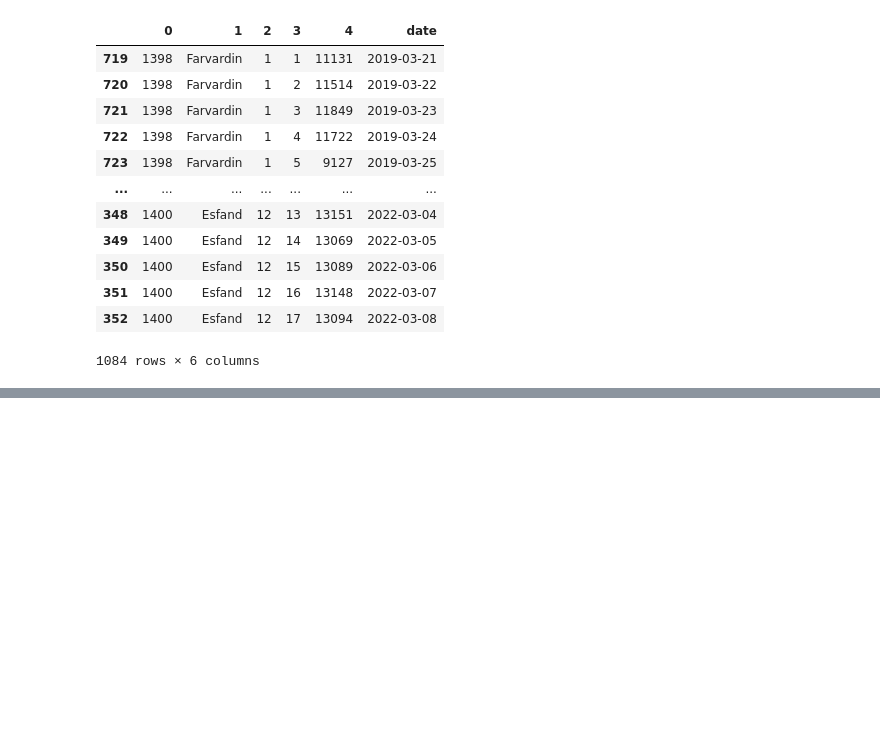
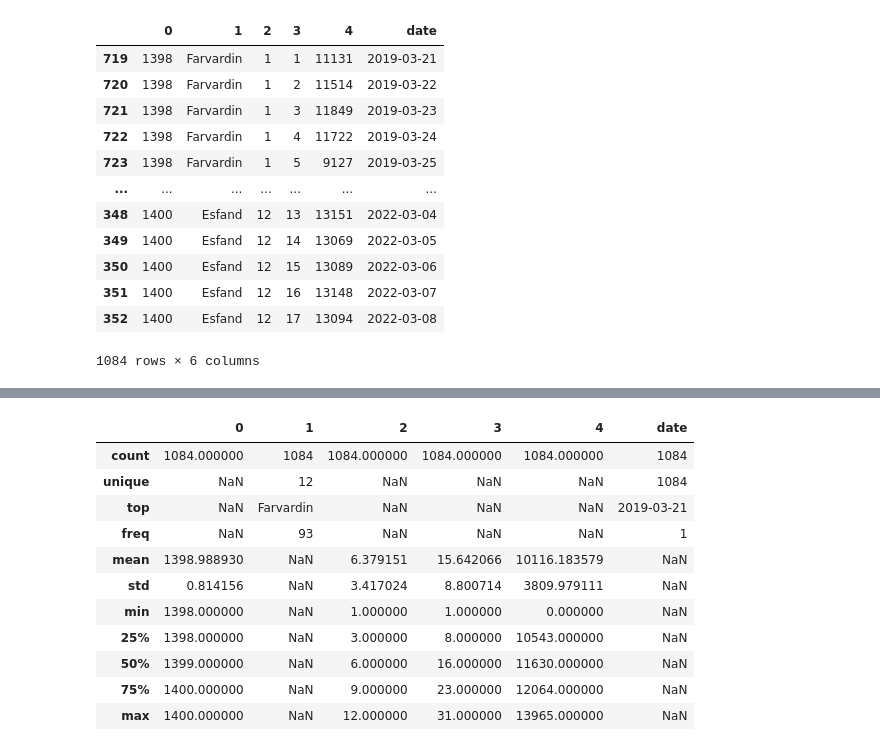
Before and after one commit to heidaralavi/Fetch-daily-product, a Jupyter notebook: find and read cells.ipynb, the cells around one changed output, grey strips where cells are left out. Saved outputs shown, nothing was run; the diff lists cells and outputs as text; code cells hidden in the pictures; blank space fills up the shorter version.

```diff
--- a/find and read cells.ipynb
+++ b/find and read cells.ipynb
@@ -253,0 +272,15 @@ ddf
+# %%
+ddf.describe(include='all')
+# %% [output]
+|  | 0 | 1 | 2 | 3 | 4 | date |
+| count | 1084.000000 | 1084 | 1084.000000 | 1084.000000 | 1084.000000 | 1084 |
+| unique | NaN | 12 | NaN | NaN | NaN | 1084 |
+| top | NaN | Farvardin | NaN | NaN | NaN | 2019-03-21 |
+| freq | NaN | 93 | NaN | NaN | NaN | 1 |
+| mean | 1398.988930 | NaN | 6.379151 | 15.642066 | 10116.183579 | NaN |
+| std | 0.814156 | NaN | 3.417024 | 8.800714 | 3809.979111 | NaN |
+| min | 1398.000000 | NaN | 1.000000 | 1.000000 | 0.000000 | NaN |
+| 25% | 1398.000000 | NaN | 3.000000 | 8.000000 | 10543.000000 | NaN |
+| 50% | 1399.000000 | NaN | 6.000000 | 16.000000 | 11630.000000 | NaN |
+| 75% | 1400.000000 | NaN | 9.000000 | 23.000000 | 12064.000000 | NaN |
+| max | 1400.000000 | NaN | 12.000000 | 31.000000 | 13965.000000 | NaN |
```
Also changed, not shown: parts of 3 cells of this notebook.
